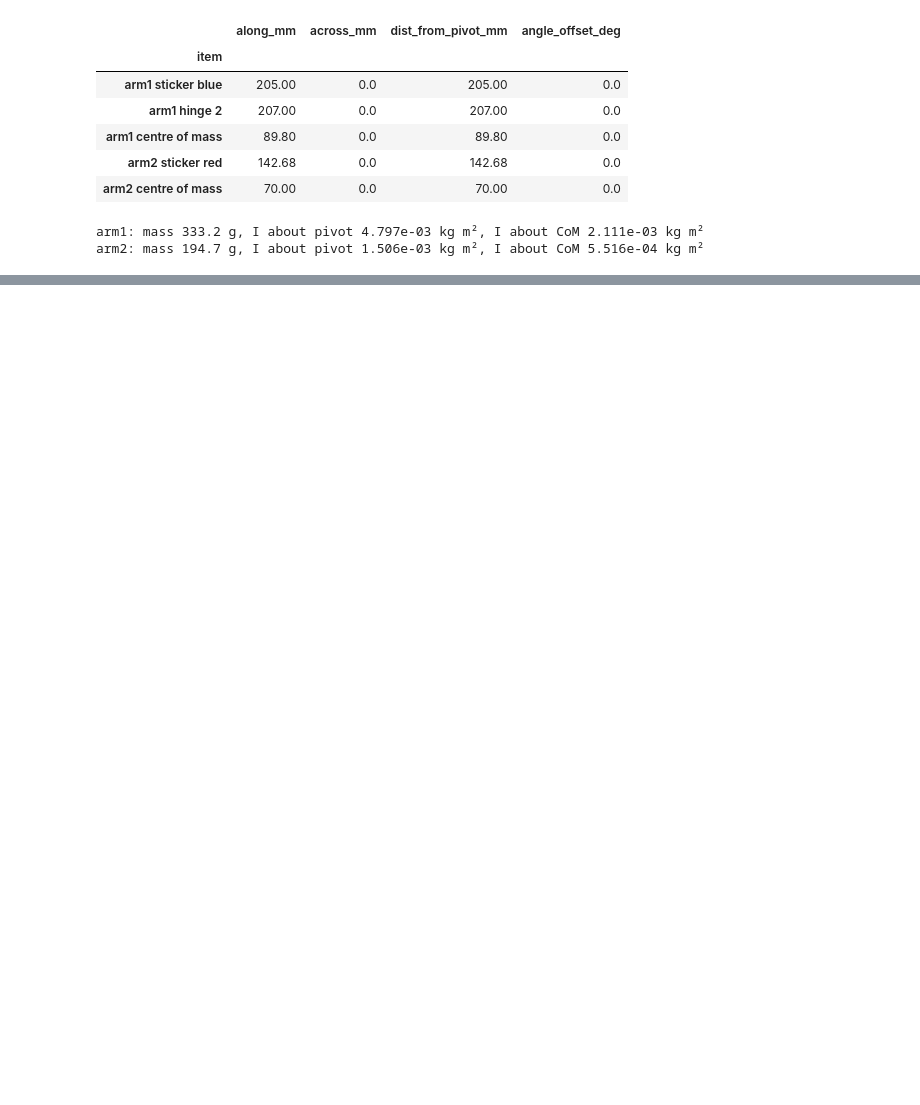
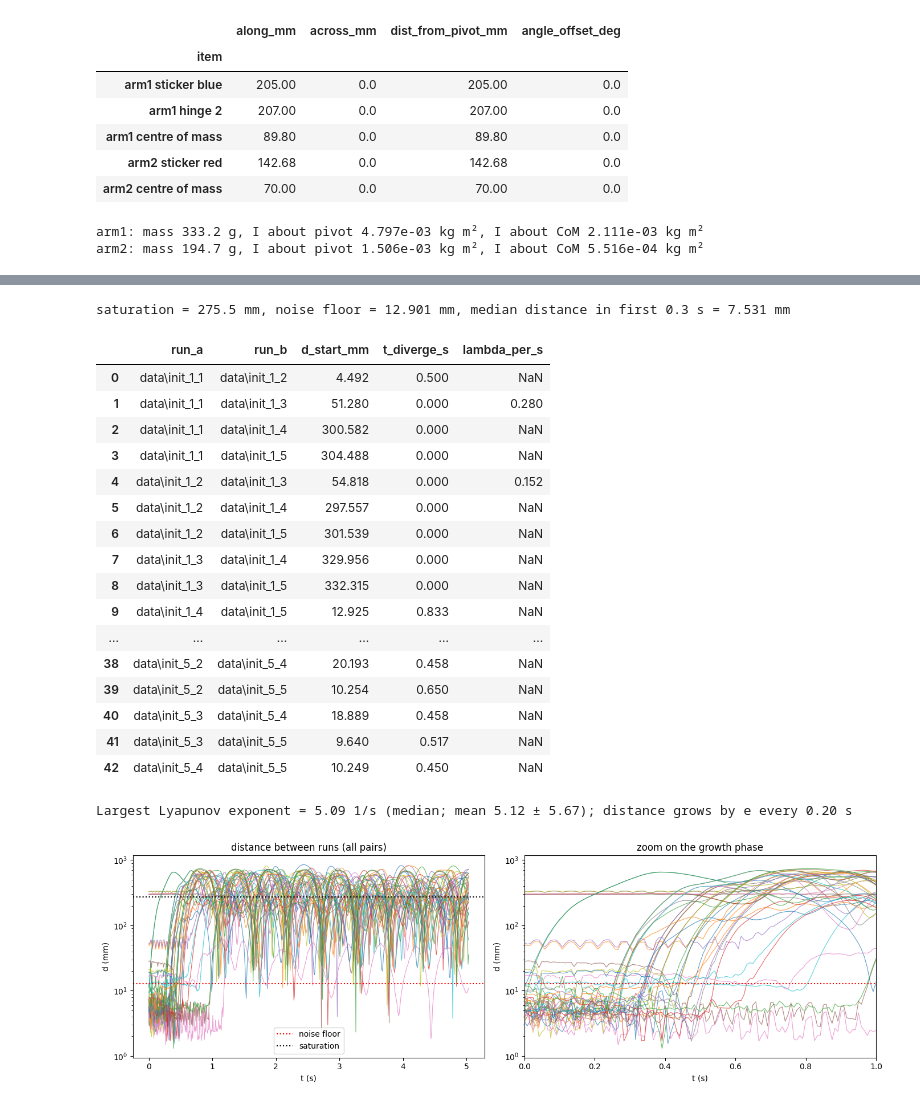
Before and after one commit to Spaantje5/Double-Pendulum-Experiment, a Jupyter notebook: real/data_processing.ipynb, the cells around one changed output, grey strips where cells are left out. Saved outputs shown, nothing was run; the diff lists cells and outputs as text; code cells hidden in the pictures; blank space fills up the shorter version.

```diff
--- a/real/data_processing.ipynb
+++ b/real/data_processing.ipynb
@@ -538,38 +590,60 @@ t_end = min(r["t"][-1] - r["t"][0] for r in runs)
 grid = np.arange(0, t_end, 1 / FPS)
 keys = ("Xblue", "Yblue", "Xred", "Yred")
 G = [{k: np.interp(grid, r["t"] - r["t"][0], r[k]) for k in keys} for r in runs]
-pairs = list(combinations(range(len(G)), 2))
-dist = {p: np.sqrt(sum((G[p[0]][k] - G[p[1]][k]) ** 2 for k in keys)) for p in pairs}   # metres
+pairs = [(i, j) for i in range(len(G)) for j in range(i + 1, len(G))
+        if runs[i]["init"] == runs[j]["init"]]
+dist = {p: np.sqrt(sum((G[p[0]][k] - G[p[1]][k]) ** 2 for k in keys)) for p in pairs}
 
 n0 = max(5, int(0.3 * FPS))
 sat = np.median(np.concatenate([d[int(0.8 * len(grid)):] for d in dist.values()]))
 early = np.median(np.concatenate([d[:n0] for d in dist.values()]))
 print(f"saturation = {sat*1e3:.1f} mm, noise floor = {floor_m*1e3:.3f} mm, median distance in first 0.3 s = {early*1e3:.3f} mm")
 
 rows = []
 for p, d in dist.items():
     ds = smooth(d)
     lo = np.where(ds > 3 * floor_m)[0]            # growth starts: clearly above noise
     hi = np.where(ds > 0.3 * sat)[0]              # growth ends: approaching saturation
     lam = np.nan
     if len(lo) and len(hi) and hi[0] - lo[0] >= 8:
         lam = np.polyfit(grid[lo[0]:hi[0]], np.log(ds[lo[0]:hi[0]]), 1)[0]
     above = np.where(ds > 0.1 * sat)[0]
     rows.append(dict(run_a=runs[p[0]]["name"], run_b=runs[p[1]]["name"], d_start_mm=d[:n0].mean() * 1e3,
                      t_diverge_s=grid[above[0]] if len(above) else np.nan, lambda_per_s=lam))
 res_tab = pd.DataFrame(rows)
 display(res_tab.round(3))
 lam = res_tab["lambda_per_s"]
 print(f"Largest Lyapunov exponent = {lam.median():.2f} 1/s (median; mean {lam.mean():.2f} ± {lam.std():.2f}); "
       f"distance grows by e every {1/lam.median():.2f} s")
 
 fig, ax = plt.subplots(1, 2, figsize=(14, 4.5))
 t_sat = grid[np.argmax(np.median(list(dist.values()), axis=0) > 0.5 * sat)]
 for a in ax:
     for p, d in dist.items():
         a.semilogy(grid, d * 1e3, lw=0.8, alpha=0.7)
     a.axhline(floor_m * 1e3, color="r", ls=":", label="noise floor")
     a.set(xlabel="t (s)", ylabel="d (mm)")
 ax[0].axhline(sat * 1e3, color="k", ls=":", label="saturation"); ax[0].set(title="distance between runs (all pairs)"); ax[0].legend()
 ax[1].set(title="zoom on the growth phase", xlim=(0, max(2 * t_sat, 1)))
 fig.tight_layout()
+# %% [output]
+saturation = 275.5 mm, noise floor = 12.901 mm, median distance in first 0.3 s = 7.531 mm
+|  | run_a | run_b | d_start_mm | t_diverge_s | lambda_per_s |
+| 0 | data\init_1_1 | data\init_1_2 | 4.492 | 0.500 | NaN |
+| 1 | data\init_1_1 | data\init_1_3 | 51.280 | 0.000 | 0.280 |
+| 2 | data\init_1_1 | data\init_1_4 | 300.582 | 0.000 | NaN |
+| 3 | data\init_1_1 | data\init_1_5 | 304.488 | 0.000 | NaN |
+| 4 | data\init_1_2 | data\init_1_3 | 54.818 | 0.000 | 0.152 |
+| 5 | data\init_1_2 | data\init_1_4 | 297.557 | 0.000 | NaN |
+| 6 | data\init_1_2 | data\init_1_5 | 301.539 | 0.000 | NaN |
+| 7 | data\init_1_3 | data\init_1_4 | 329.956 | 0.000 | NaN |
+| 8 | data\init_1_3 | data\init_1_5 | 332.315 | 0.000 | NaN |
+| 9 | data\init_1_4 | data\init_1_5 | 12.925 | 0.833 | NaN |
+| ... | ... | ... | ... | ... | ... |
+| 38 | data\init_5_2 | data\init_5_4 | 20.193 | 0.458 | NaN |
+| 39 | data\init_5_2 | data\init_5_5 | 10.254 | 0.650 | NaN |
+| 40 | data\init_5_3 | data\init_5_4 | 18.889 | 0.458 | NaN |
+| 41 | data\init_5_3 | data\init_5_5 | 9.640 | 0.517 | NaN |
+| 42 | data\init_5_4 | data\init_5_5 | 10.249 | 0.450 | NaN |
+Largest Lyapunov exponent = 5.09 1/s (median; mean 5.12 ± 5.67); distance grows by e every 0.20 s
+[figure, added]
```
Also changed, not shown: parts of 9 cells of this notebook, 7 other files.
